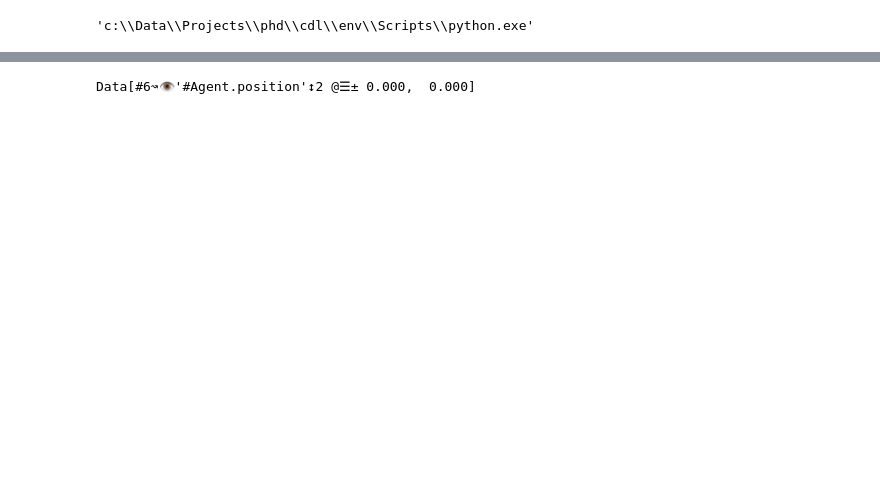
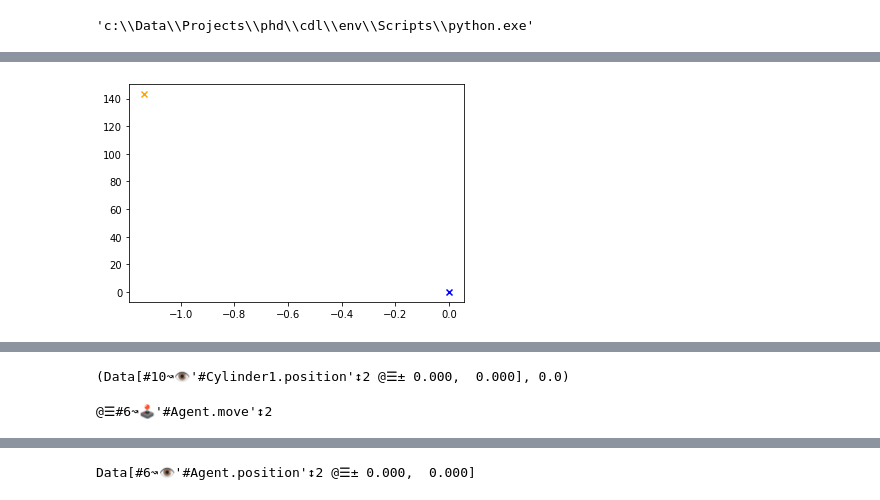
Before and after one commit to Pikalchemist/cdl, a Jupyter notebook: examples/test.ipynb, the cells around one changed output, grey strips where cells are left out. Cells and saved outputs as stored; diff of their text form; code cells hidden in the pictures; blank space fills up the shorter version.

```diff
--- a/examples/test.ipynb
+++ b/examples/test.ipynb
@@ -69,0 +158,6 @@ learner.train(50)
+# %%
+config = MoveConfig(goal=learner.propertySpace('#Cylinder1.positionToAgent').point([0, -70]).setRelative(False))
+config.plannerSettings.dontMoveSpaces.append(learner.propertySpace('#Cylinder1.position'))
+learner.reach(config)
+env.run()
+# %% [output]
@@ -69,0 +181 @@ learner.train(50)
+[figure, added]
@@ -70 +189,9 @@ learner.train(50)
+# %%
+mo.forward(learner.propertySpace('Agent.move').action([-0.48, 0.571]), context=env.state().context())
+# %% [output]
+(Data[#10↝👁'#Cylinder1.position'↕2 @☰± 0.000,  0.000], 0.0)
+# %%
+learner.propertySpace('Agent.move').convertTo(spaceManager=learner.dataset)
+# %% [output]
+@☰#6↝🕹'#Agent.move'↕2
 # %%
```
Also changed, not shown: parts of 37 cells of this notebook.
